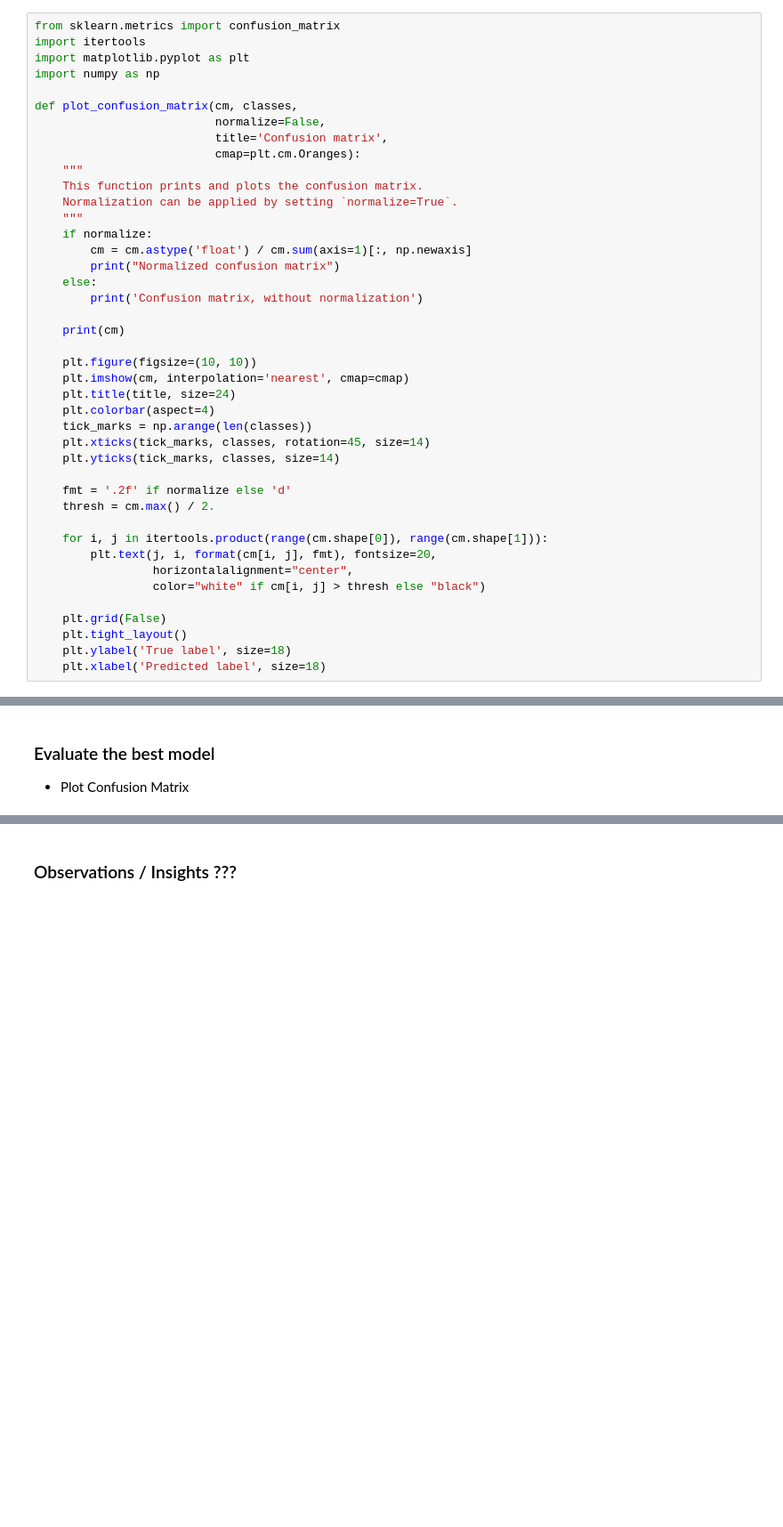
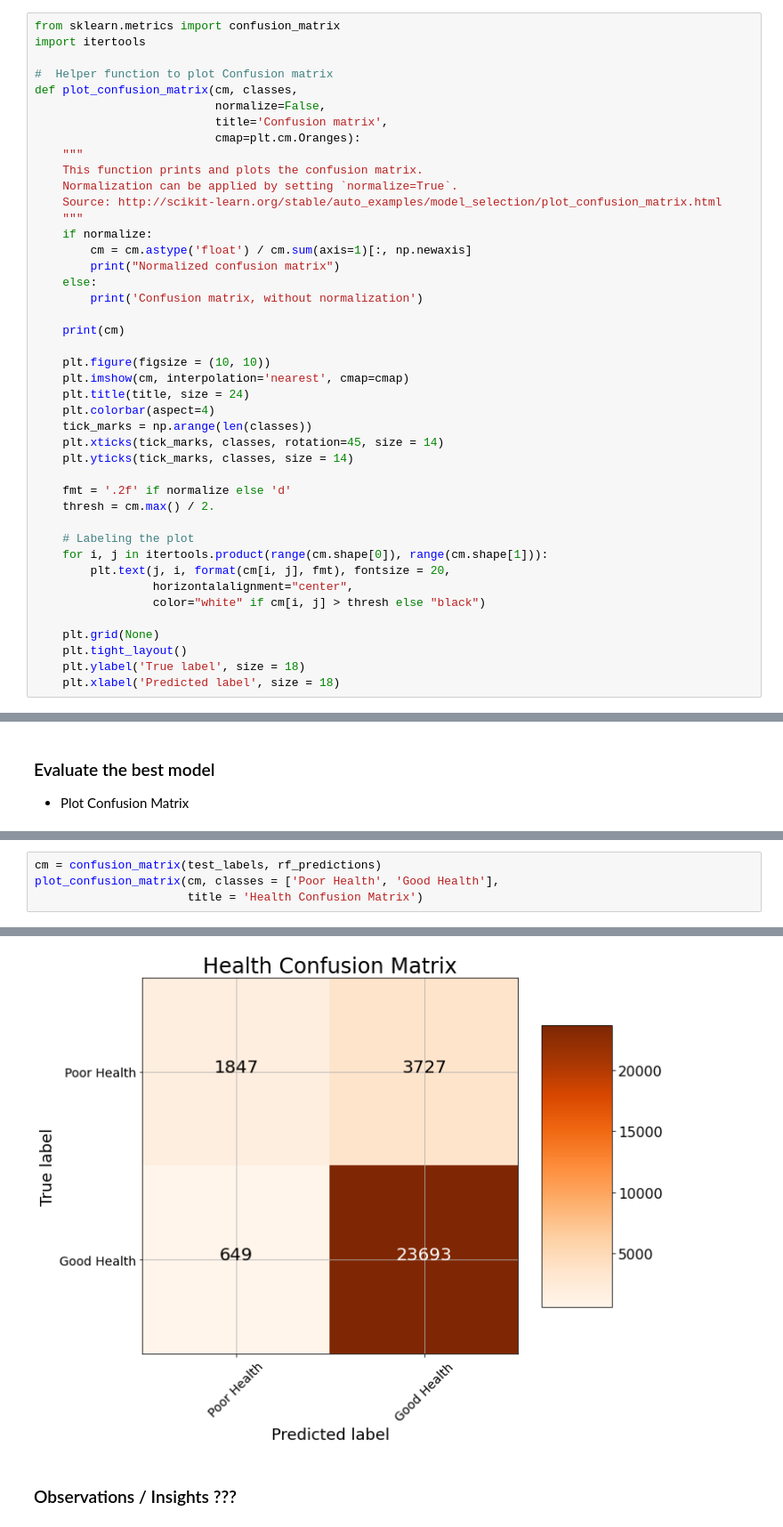
Before and after one commit to sepidfs/Best-Random-Forests-, a Jupyter notebook: Best_Random_Forests.ipynb, the cells around one changed output, grey strips where cells are left out. Shown at 89% size. Cells and saved outputs as stored; diff of their text form; blank space fills up the shorter version.

```diff
--- a/Best_Random_Forests.ipynb
+++ b/Best_Random_Forests.ipynb
@@ -450,9 +379,8 @@ plt.show()
 # %%
 from sklearn.metrics import confusion_matrix
 import itertools
-import matplotlib.pyplot as plt
-import numpy as np
 
+#  Helper function to plot Confusion matrix
 def plot_confusion_matrix(cm, classes,
                           normalize=False,
                           title='Confusion matrix',
@@ -460,6 +388,7 @@ def plot_confusion_matrix(cm, classes,
     """
     This function prints and plots the confusion matrix.
     Normalization can be applied by setting `normalize=True`.
+    Source: http://scikit-learn.org/stable/auto_examples/model_selection/plot_confusion_matrix.html
     """
     if normalize:
         cm = cm.astype('float') / cm.sum(axis=1)[:, np.newaxis]
@@ -469,23 +398,24 @@ def plot_confusion_matrix(cm, classes,
 
     print(cm)
 
-    plt.figure(figsize=(10, 10))
+    plt.figure(figsize = (10, 10))
     plt.imshow(cm, interpolation='nearest', cmap=cmap)
-    plt.title(title, size=24)
+    plt.title(title, size = 24)
     plt.colorbar(aspect=4)
     tick_marks = np.arange(len(classes))
-    plt.xticks(tick_marks, classes, rotation=45, size=14)
-    plt.yticks(tick_marks, classes, size=14)
+    plt.xticks(tick_marks, classes, rotation=45, size = 14)
+    plt.yticks(tick_marks, classes, size = 14)
 
     fmt = '.2f' if normalize else 'd'
     thresh = cm.max() / 2.
 
+    # Labeling the plot
     for i, j in itertools.product(range(cm.shape[0]), range(cm.shape[1])):
-        plt.text(j, i, format(cm[i, j], fmt), fontsize=20,
+        plt.text(j, i, format(cm[i, j], fmt), fontsize = 20,
                  horizontalalignment="center",
                  color="white" if cm[i, j] > thresh else "black")
 
-    plt.grid(False)
+    plt.grid(None)
     plt.tight_layout()
-    plt.ylabel('True label', size=18)
-    plt.xlabel('Predicted label', size=18)
+    plt.ylabel('True label', size = 18)
+    plt.xlabel('Predicted label', size = 18)
@@ -524,0 +442,5 @@ plt.show()
+# %%
+cm = confusion_matrix(test_labels, rf_predictions)
+plot_confusion_matrix(cm, classes = ['Poor Health', 'Good Health'],
+                      title = 'Health Confusion Matrix')
+# %% [output]
@@ -525,2 +450,3 @@ plt.show()
+[figure, added]
 # %% [markdown]
 ### Observations / Insights ???
```
Also changed, not shown: parts of 54 cells of this notebook.
